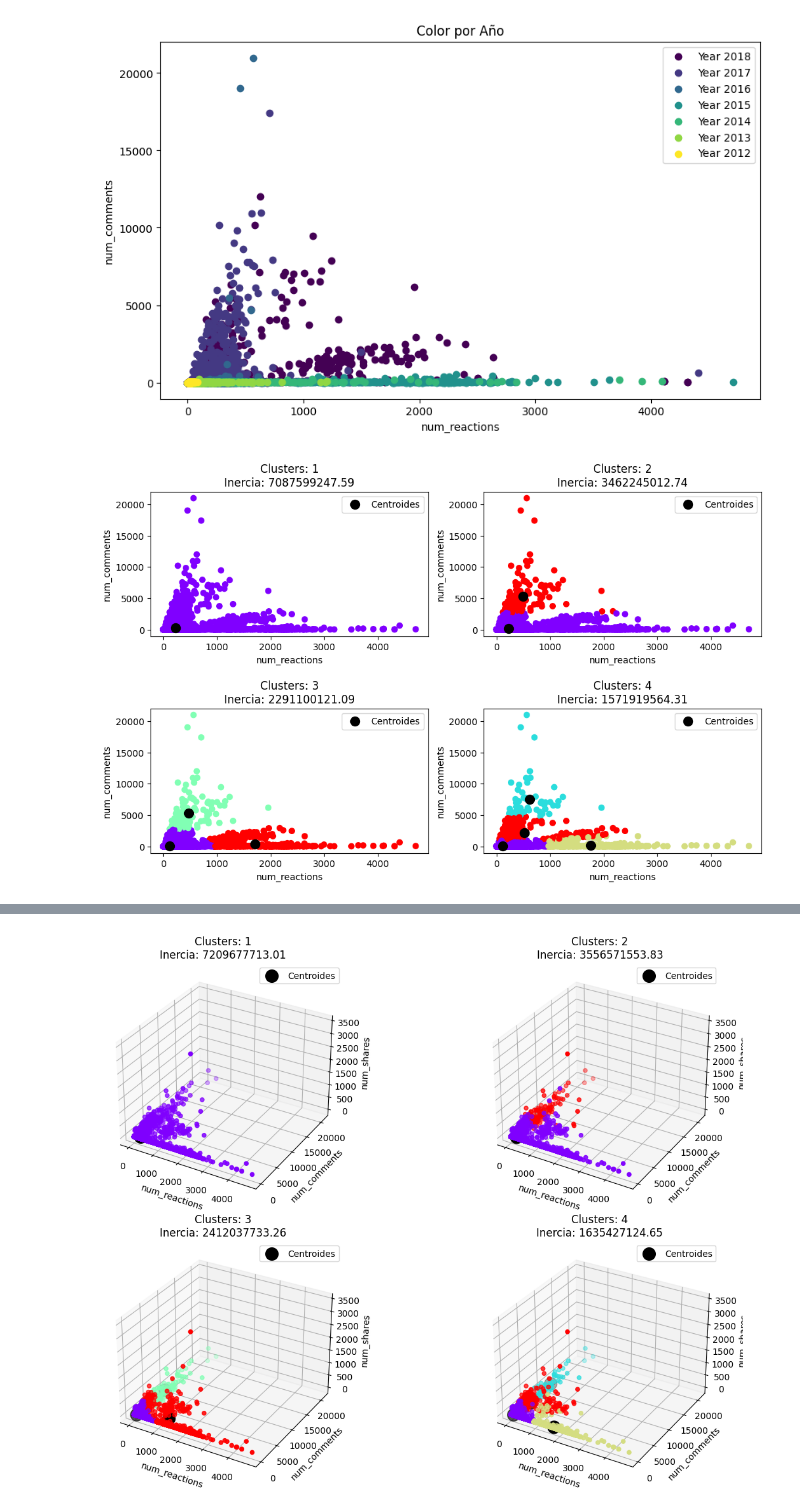
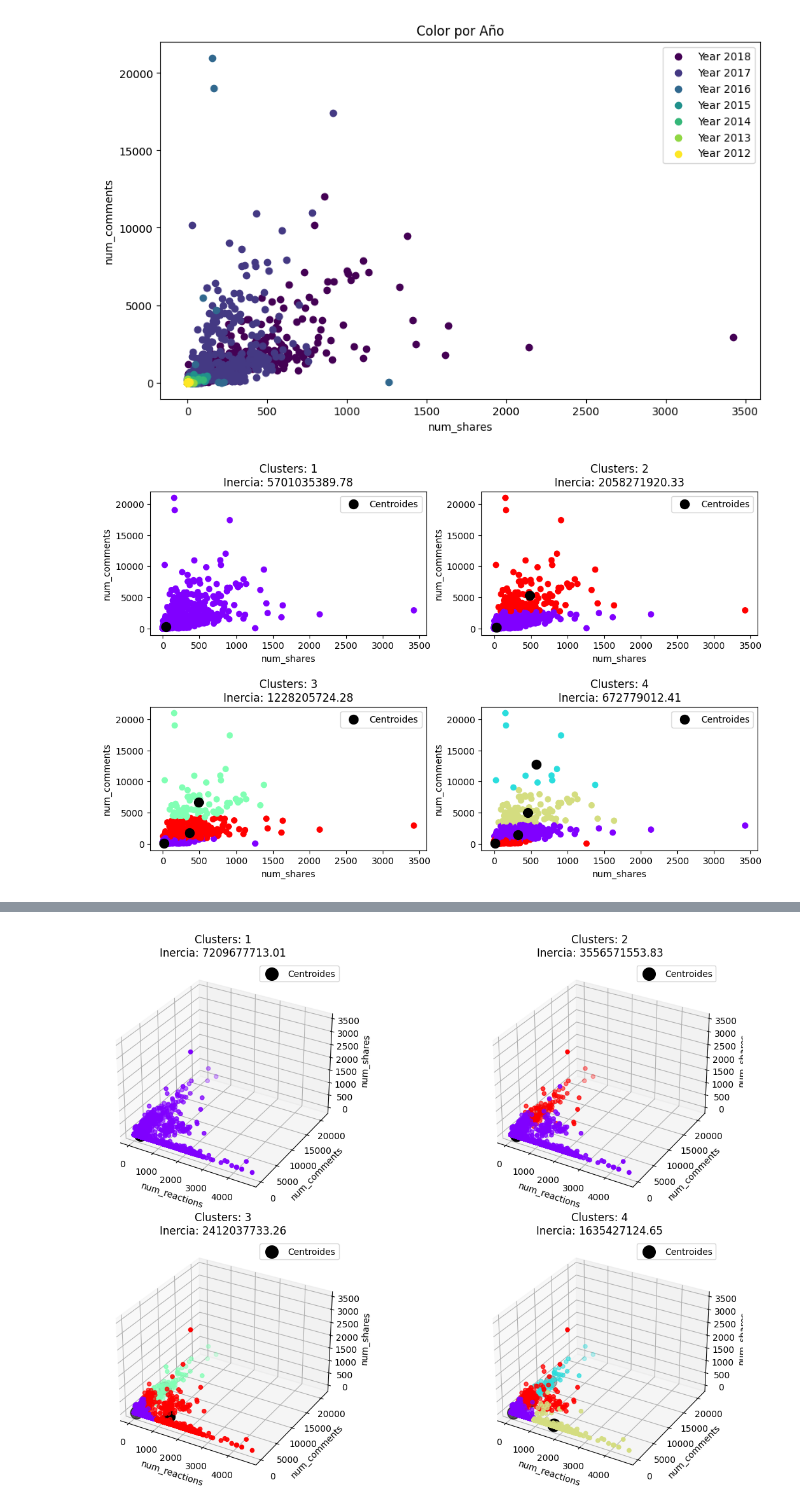
Before and after one commit to DiegoCastr00/Machine_Learning, a Jupyter notebook: Practica_2/Kmeans.ipynb, the cells around one changed output, grey strips where cells are left out. Saved outputs shown, nothing was run; the diff lists cells and outputs as text; code cells hidden in the pictures.

```diff
--- a/Practica_2/Kmeans.ipynb
+++ b/Practica_2/Kmeans.ipynb
@@ -70,8 +70,8 @@ def K_Means(data, columns):
         plt.legend()
         plt.show()
 
-    Status(data, columns=['num_reactions', 'num_comments'])
-    published(data, columns=['num_reactions', 'num_comments'])
+    Status(data, columns)
+    published(data, columns)
 
     fig, axs = plt.subplots(5, 2, figsize=(12, 20))
     fig.subplots_adjust(hspace=0.5)
@@ -124,5 +124,5 @@ data = pd.read_csv(archivo_csv)
 columnas_a_eliminar = ['Column1', 'Column2', 'Column3', 'Column4']
 data = data.drop(columns=columnas_a_eliminar)
 
-K_Means(data,columns=['num_reactions', 'num_comments'] )
+K_Means(data,columns=['num_shares', 'num_comments'] )
 # %% [output]
@@ -130,2 +130,2 @@ K_Means(data,columns=['num_reactions', 'num_comments'] )
-[figure, old version]
+[figure, new version]
-[figure, old version]
+[figure, new version]
```
Also changed, not shown: parts of 1 cell of this notebook, 2 other files.
